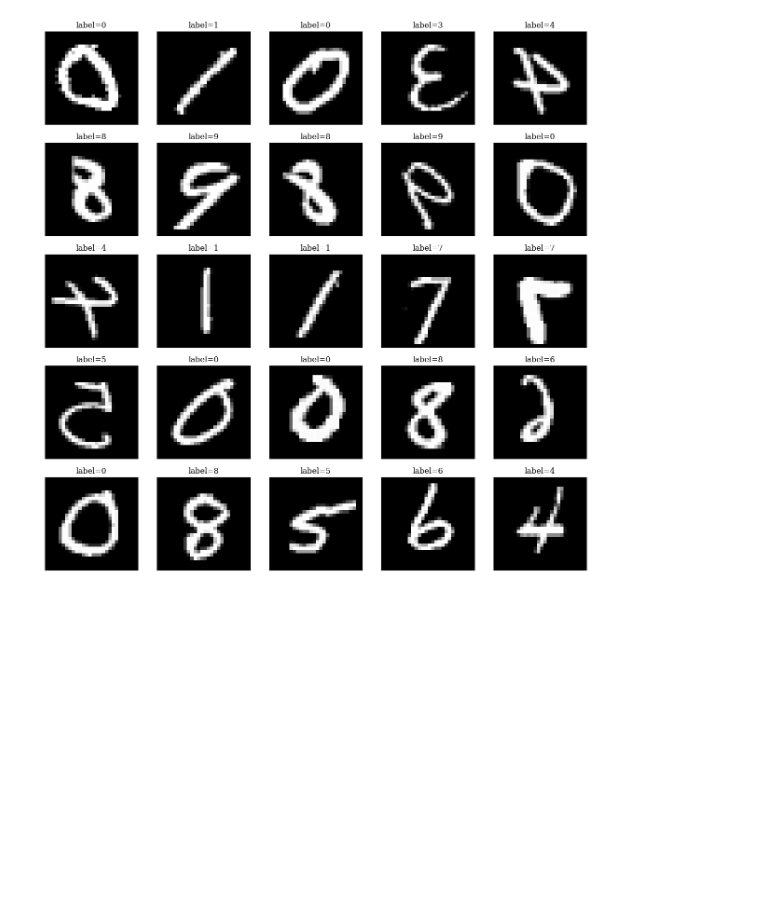
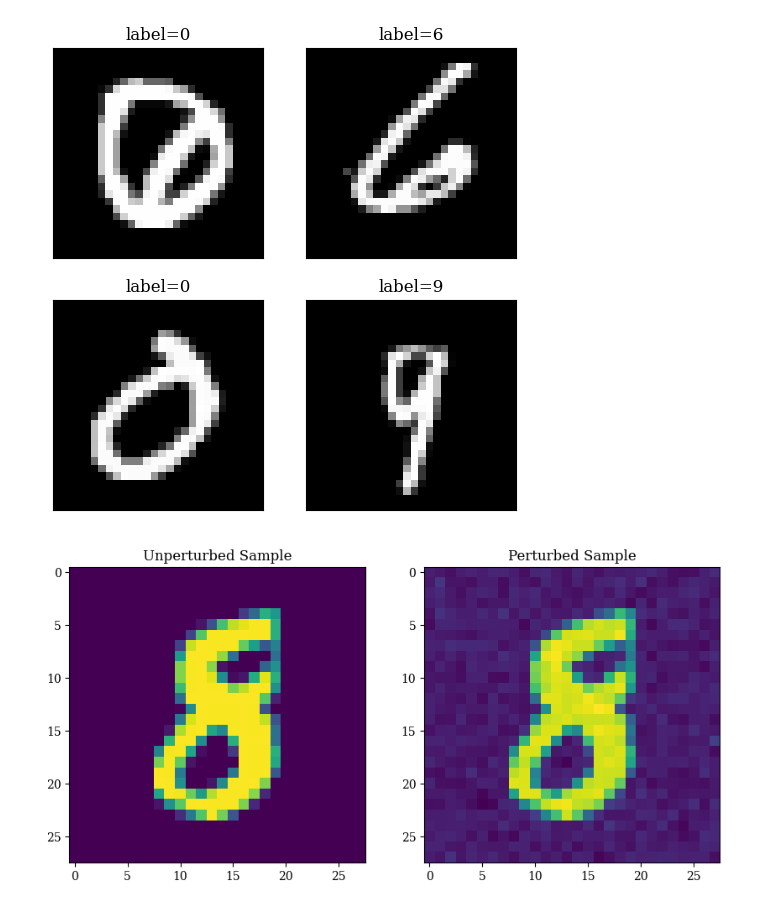
Before and after one commit to MatthewDowicz/PFGM_MNIST, a Jupyter notebook: script_testing.ipynb, the cells around one changed output. Drawn from its saved outputs; the diff is of its cells as text; code cells hidden in the pictures; blank space fills up the shorter version.

```diff
--- a/script_testing.ipynb
+++ b/script_testing.ipynb
@@ -51,3 +51,6 @@ if module_path not in sys.path:
 # from models import sampling as smp
 import make_dataset as mkds
 import visualization as vis
+
+from numpy.random import default_rng
+rng = default_rng(seed=42)
@@ -56,4 +57,24 @@ train_dl, val_dl, test_dl = mkds.load_data_loaders(batch_size=128)
-# %%
-vis.plot_MNIST(train_dl, 20)
-# %% [output]
-[figure, removed]
+# %%
+# Instantiate the data loaders
+train_dl, val_dl, test_dl = mkds.load_data_loaders(batch_size=128)
+# Get a batch of images (batch[0]) and labels (batch[1])
+batch = next(iter(train_dl))
+# Assign the images to a specific variable that we'll use for training
+samples_batch = batch[0]
+
+# # Visualize samples of the training dataloader
+vis.plot_MNIST(train_dl, 4)
+
+# Create the perturbed data as described in Algorithm 2 of the paper.
+# Note: y_tilde = (y, z) and data = np.concatenate(y, z)
+#                        ie. data.shape = (batchsize, imgsize**2 + 1)
+y_tilde, data = mkds.get_perturbed(samples_batch, rng=rng, M=291)
+
+# # Can visualize how the different hyperparameters visually alter an MNIST sample.
+vis.visualize_single_perturbed(batch=samples_batch, sample_idx= 5, rng=rng, tau=0, M=0)
+
+# Can visualize how the different hyperparameters change how the MNIST samples are lifted into N+1.
+vis.perturb_scatter(samples_batch, rng, M=10)
+# %% [output]
+[figure, added]
+[figure, added]
```
Also changed, not shown: parts of 3 cells of this notebook.
